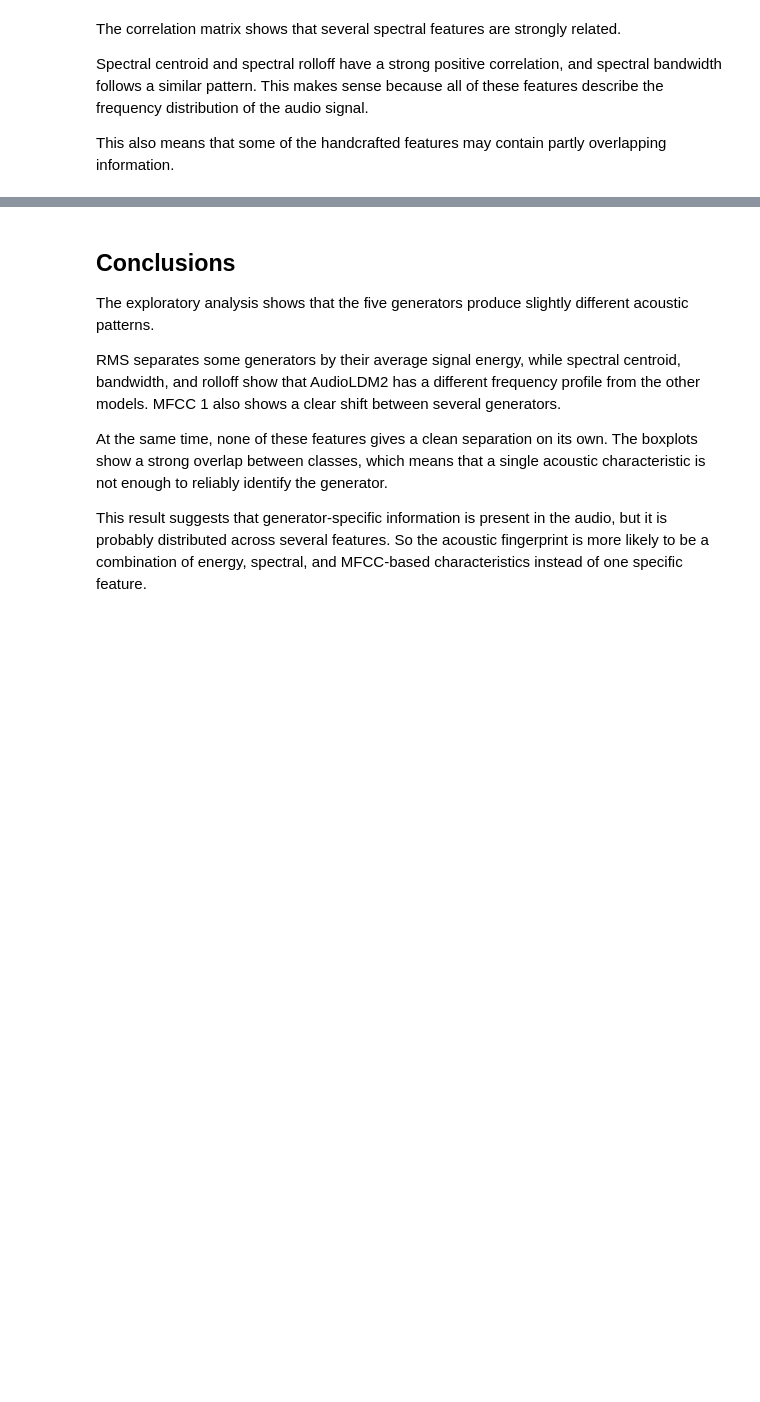
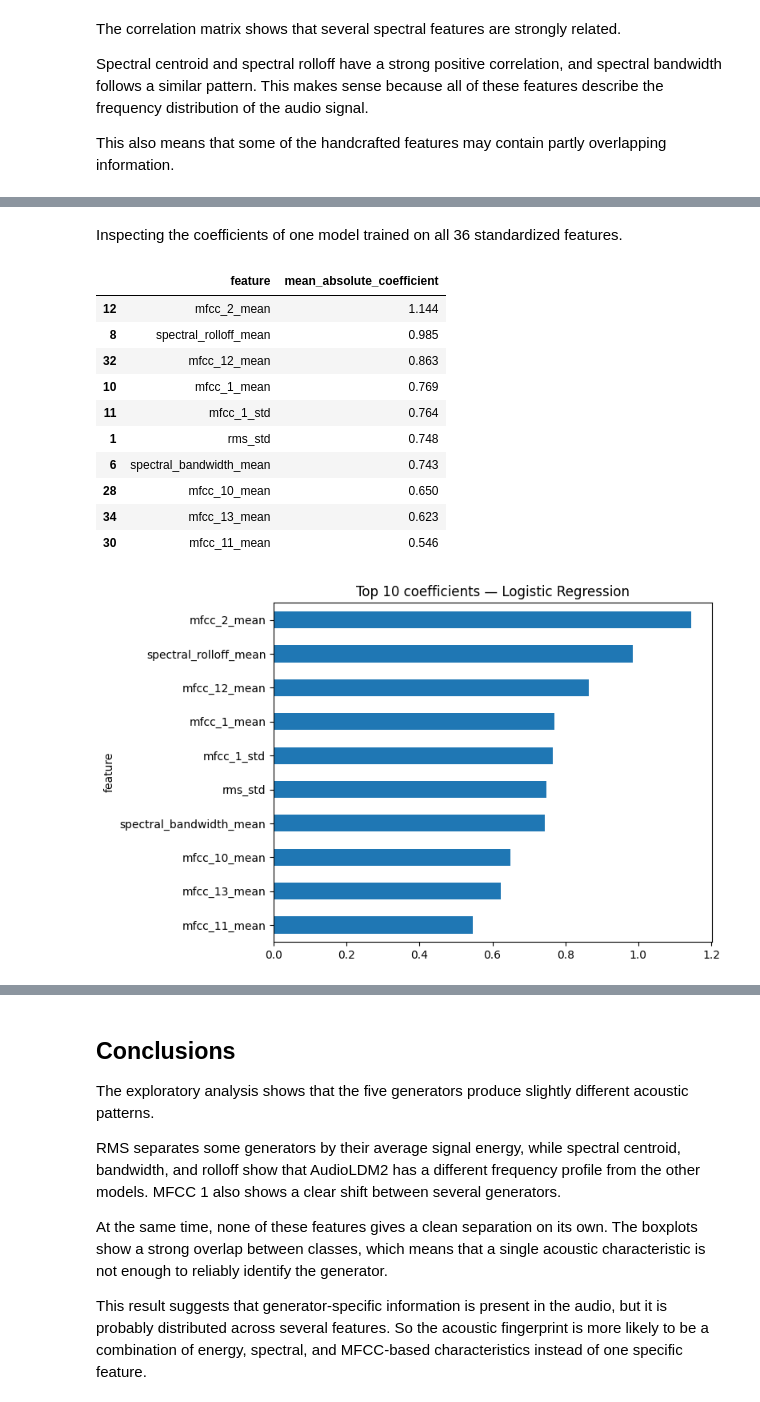
Before and after one commit to Olenadovb/AI-vs-Original-Music-Classification, a Jupyter notebook: notebooks/02-handcrafted-features.ipynb, the cells around one changed output, grey strips where cells are left out. Cells and saved outputs as stored; diff of their text form; code cells hidden in the pictures; blank space fills up the shorter version.

```diff
--- a/notebooks/02-handcrafted-features.ipynb
+++ b/notebooks/02-handcrafted-features.ipynb
@@ -327,0 +259,4 @@ This also means that some of the handcrafted features may contain partly overlap
+# %%
+config = load_config(PROJECT_ROOT / 'config/default.yaml')
+train_df = handcrafted_df.loc[handcrafted_df['split'] == 'train'].copy()
+val_df = handcrafted_df.loc[handcrafted_df['split'] == 'validation'].copy()
@@ -327,0 +318,29 @@ This also means that some of the handcrafted features may contain partly overlap
+# %% [markdown]
+Inspecting the coefficients of one model trained on all 36 standardized features.
+# %%
+full_hc_model = build_logistic_regression(config)
+full_hc_model.fit(train_df[all_features], train_df['generator'])
+coef = full_hc_model.steps[-1][1].coef_
+importance_df = (pd.DataFrame({
+    'feature': all_features,
+    'mean_absolute_coefficient': np.abs(coef).mean(axis=0),
+}).sort_values('mean_absolute_coefficient', ascending=False))
+display(importance_df.head(10).round(3))
+ax = (importance_df.head(10).sort_values('mean_absolute_coefficient')
+      .plot.barh(x='feature', y='mean_absolute_coefficient', legend=False, figsize=(8, 5)))
+ax.set_title('Top 10 coefficients — Logistic Regression')
+plt.tight_layout()
+plt.show()
+# %% [output]
+|  | feature | mean_absolute_coefficient |
+| 12 | mfcc_2_mean | 1.144 |
+| 8 | spectral_rolloff_mean | 0.985 |
+| 32 | mfcc_12_mean | 0.863 |
+| 10 | mfcc_1_mean | 0.769 |
+| 11 | mfcc_1_std | 0.764 |
+| 1 | rms_std | 0.748 |
+| 6 | spectral_bandwidth_mean | 0.743 |
+| 28 | mfcc_10_mean | 0.650 |
+| 34 | mfcc_13_mean | 0.623 |
+| 30 | mfcc_11_mean | 0.546 |
+[figure, added]
```
Also changed, not shown: parts of 41 cells of this notebook, 1 other file.
